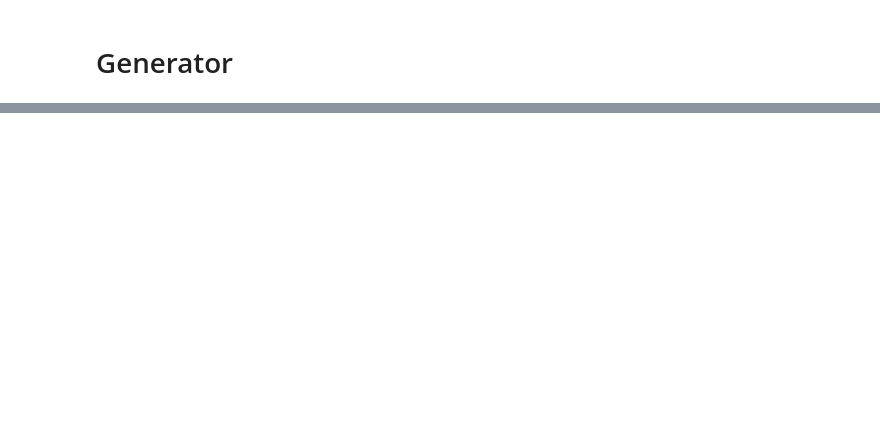
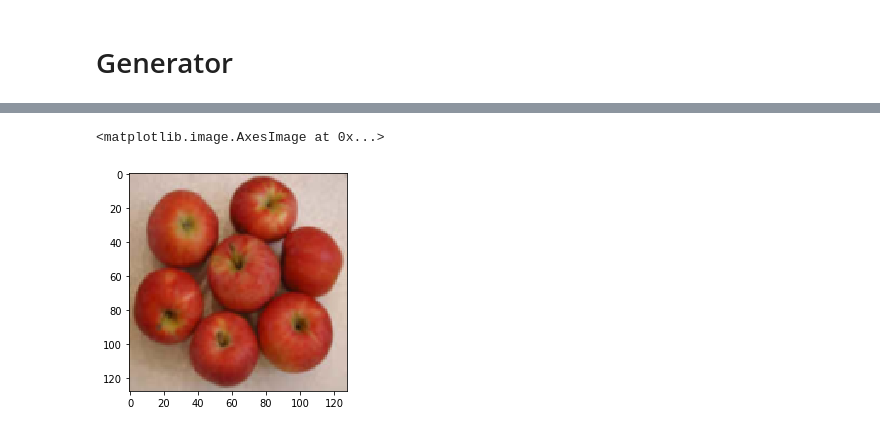
Before and after one commit to stante/gans-in-action-pytorch, a Jupyter notebook: chapter-9/Chapter9_CycleGAN.ipynb, the cells around one changed output, grey strips where cells are left out. Drawn from its saved outputs; the diff is of its cells as text; code cells hidden in the pictures; blank space fills up the shorter version.

```diff
--- a/chapter-9/Chapter9_CycleGAN.ipynb
+++ b/chapter-9/Chapter9_CycleGAN.ipynb
@@ -81,10 +84,10 @@ class Apple2Orange(VisionDataset):
         os.renames(source_test_a, os.path.join(test_path, "apple"))
         os.renames(source_test_b, os.path.join(test_path, "orange"))
 # %%
-t = Compose([Resize(128), ToTensor()])
+t = Compose([Resize(128), ToTensor(), Lambda(lambda x: x * 2 - 1)])
 train_set = Apple2Orange('~/pytorch', train=True, download=True, transform=t)
 test_set = Apple2Orange('~/pytorch', train=False, download=True, transform=t)
-train_loader = DataLoader(train_set, batch_size=8, shuffle=True, drop_last=True)
+train_loader = DataLoader(train_set, batch_size=BATCH_SIZE, shuffle=True, drop_last=True)
 # %% [output]
 Files already downloaded and verified
 Files already downloaded and verified
@@ -280 +295,7 @@ B_rec: 5.2316 B_adv: 1.0076
 KeyboardInterrupt:
+# %%
+real_A, real_B = train_set[1]
+real_A = real_A.to(device)
+real_B = real_B.to(device)
+real_A = (real_A + 1) / 2
+real_B = (real_B + 1) / 2
@@ -280,0 +306,5 @@ KeyboardInterrupt:
+# %%
+plt.imshow(real_A.to('cpu').permute(1,2,0))
+# %% [output]
+<matplotlib.image.AxesImage at 0x...>
+[figure, added]
```
Also changed, not shown: parts of 15 cells of this notebook.
